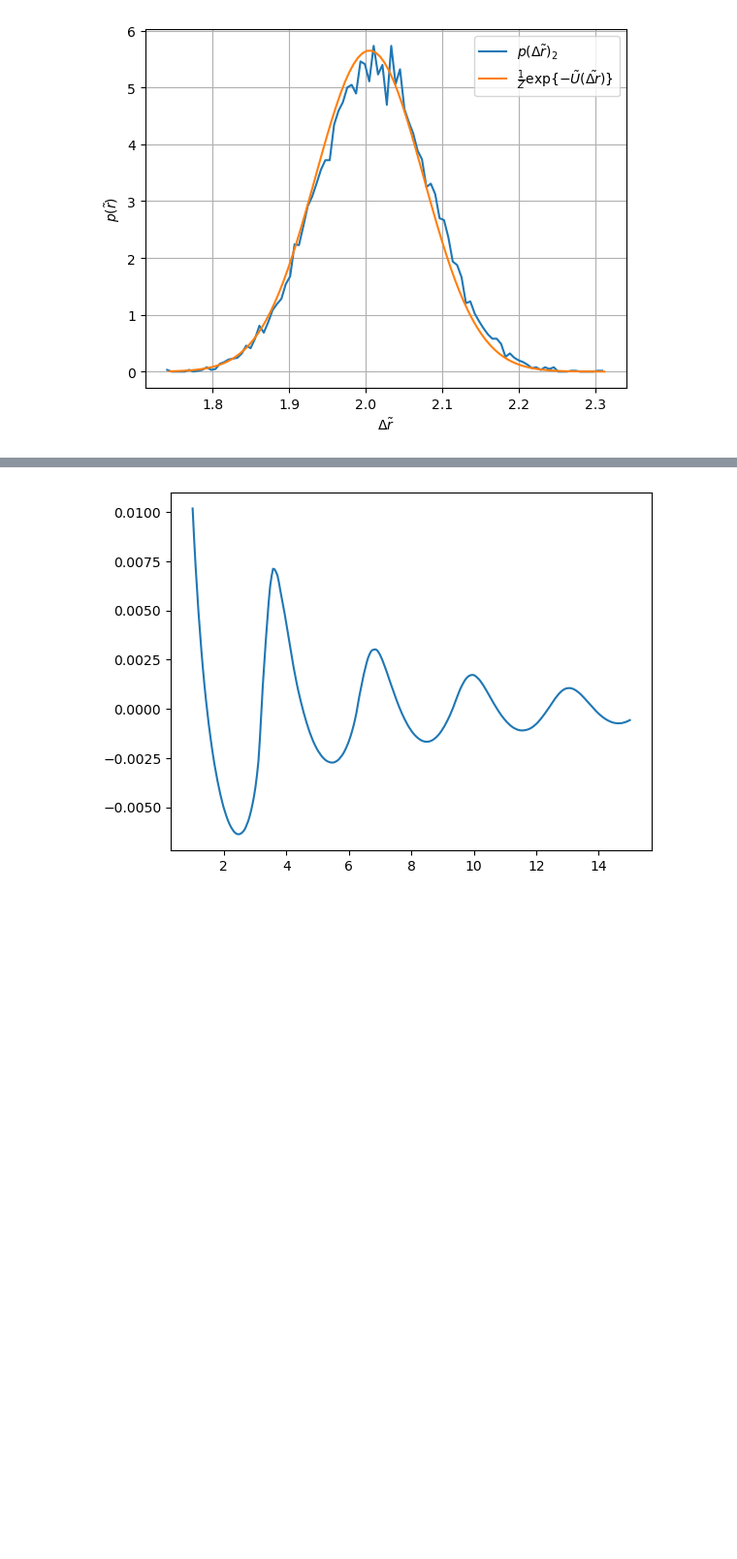
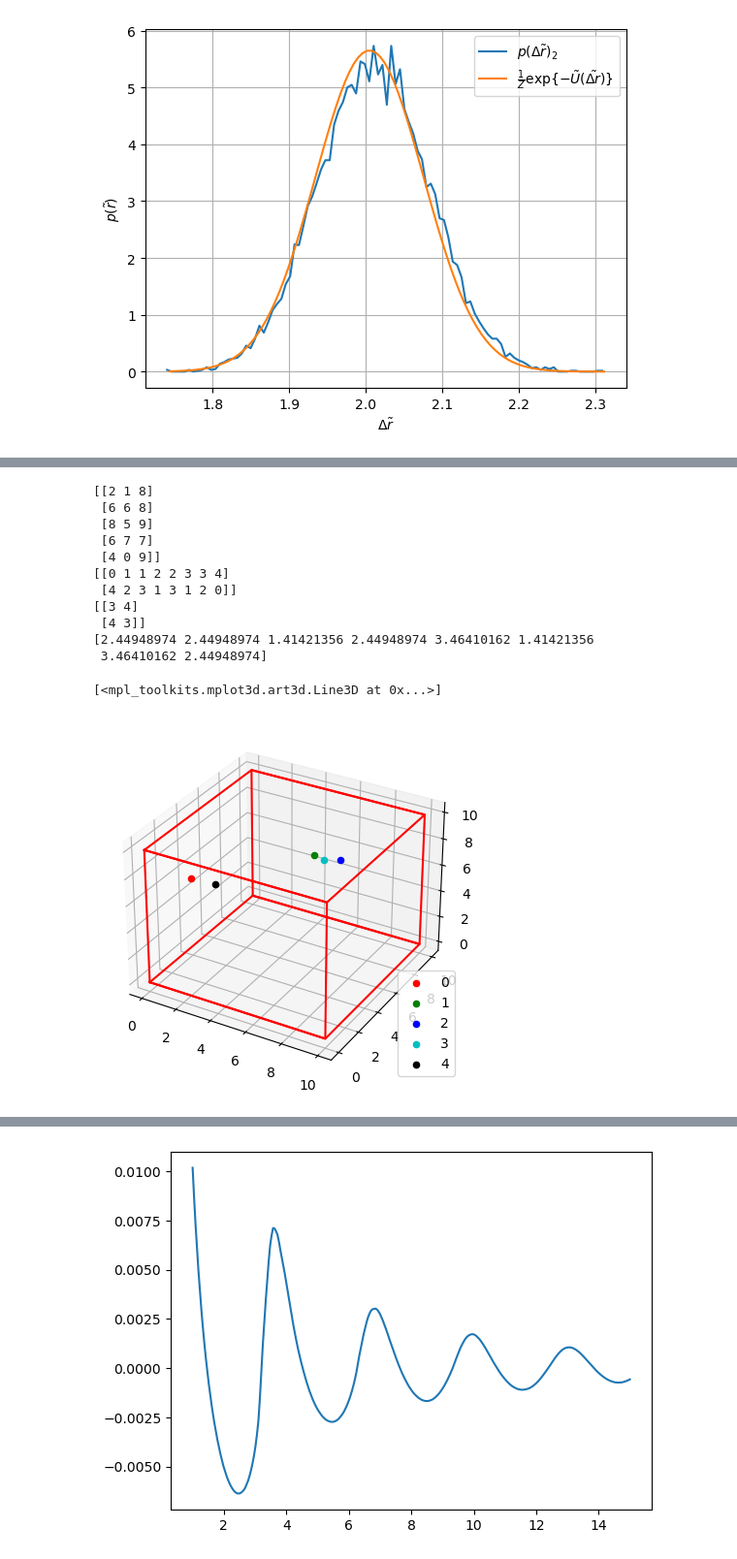
Before and after one commit to jan-kro/mucus_old_2, a Jupyter notebook: polymer_chain_fromscratch_pbc.ipynb, the cells around one changed output, grey strips where cells are left out. Shown at 97% size. Cells and saved outputs as stored; diff of their text form; code cells hidden in the pictures; blank space fills up the shorter version.

Commit message:
added pbc dist dir calculations and shifted box to positive quadrant

```diff
--- a/polymer_chain_fromscratch_pbc.ipynb
+++ b/polymer_chain_fromscratch_pbc.ipynb
@@ -663,0 +819,14 @@ p.load_traj_gro(fname=fname, overwrite=True)
+# %%
+def pbc(positions, box_length):
+
+    # calculate modulo L
+    return np.mod(positions, box_length)
+
+def mesh_vectors(a, b):
+    n = len(a)
+    m = len(b)
+
+    A = np.tile(a, (m, 1, 1)) # repeats vector along third dimension len(b) times
+    B = np.reshape(np.repeat(b, n, 0), (m, n, 3)) # does the same but "flipped"
+
+    return A, B
@@ -663,0 +1142,60 @@ p.load_traj_gro(fname=fname, overwrite=True)
+# %%
+# test pbc
+
+positions = np.random.randint(0, 12, (n, 3))
+
+
+l_box = 10 # box length
+rc = 4.5  # interaction cutoff
+n = 5 # number of particles
+
+# apply pbc
+positions = pbc(positions, box_length)
+
+# calculate dist dir inside box w.r.t. cutoff
+directions, distances, idx_table = dist_dir_box(positions, l_box, rc)
+
+# calculate dist dir for box edge w.r.t. cutoff
+directions_edges, distances_edges, idx_table_edges = dist_dir_edges(positions, l_box, rc)
+
+print(positions)
+
+#print(np.shape(directions))
+print(idx_table)
+#print(directions)
+print(idx_table_edges)
+
+print(distances)
+fig = plt.figure()
+ax = fig.add_subplot(projection='3d')
+
+colors = ('r', 'g', 'b', 'c', 'k')
+for i in range(n):
+    ax.scatter(positions[i, 0],positions[i, 1], positions[i, 2], c=colors[i], label=f"{i}")
+xy = np.array(((0,0),
+                (l_box, 0),
+                (l_box, l_box),
+                (0, l_box),
+                (0,0)))
+
+ax.legend()
+
+
+ax.plot(xy[:, 0], xy[:, 1], zs=0, zdir='z', c="r")
+ax.plot(xy[:, 0], xy[:, 1], zs=l_box, zdir='z', c="r")
+ax.plot(xy[:, 0], xy[:, 1], zs=0, zdir='y', c="r")
+ax.plot(xy[:, 0], xy[:, 1], zs=l_box, zdir='y', c="r")
+# %% [output]
+[[2 1 8]
+ [6 6 8]
+ [8 5 9]
+ [6 7 7]
+ [4 0 9]]
+[[0 1 1 2 2 3 3 4]
+ [4 2 3 1 3 1 2 0]]
+[[3 4]
+ [4 3]]
+[2.44948974 2.44948974 1.41421356 2.44948974 3.46410162 1.41421356
+ 3.46410162 2.44948974]
+[<mpl_toolkits.mplot3d.art3d.Line3D at 0x...>]
+[figure, added]
```
Also changed, not shown: parts of 9 cells of this notebook.
